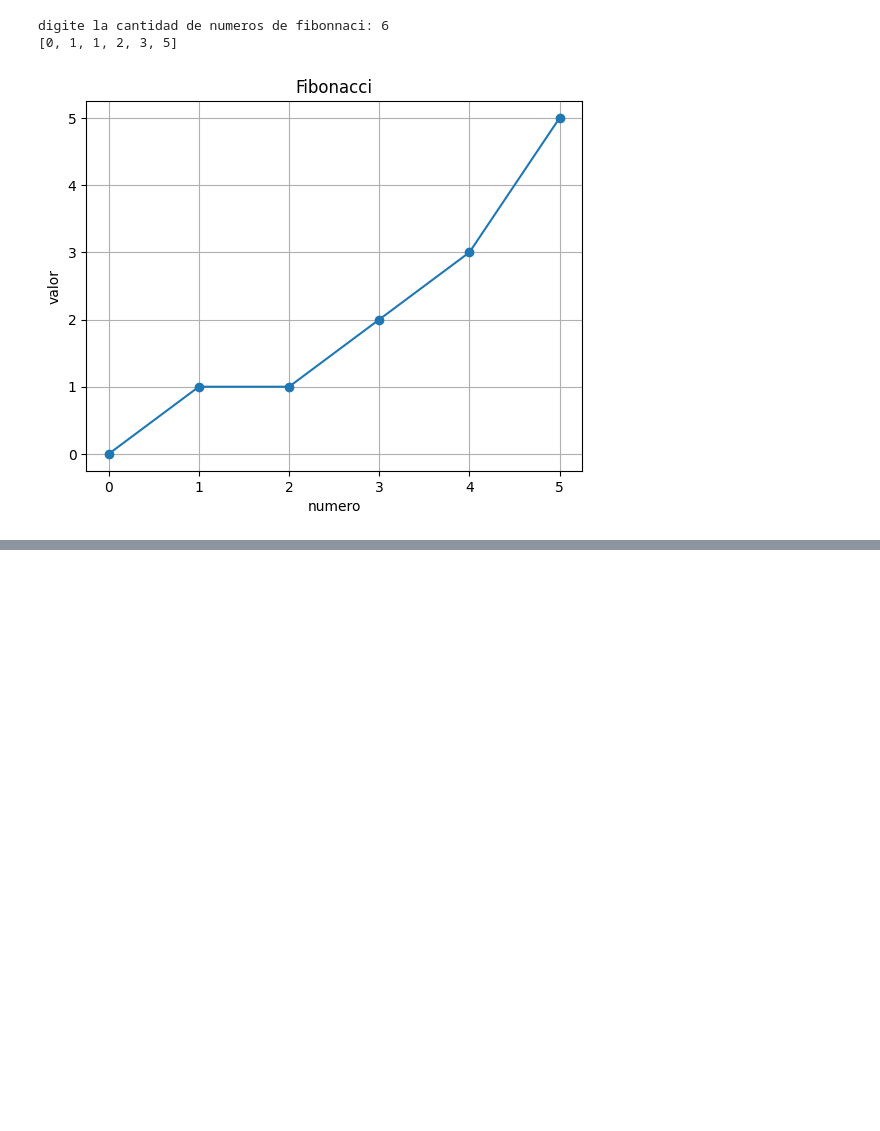
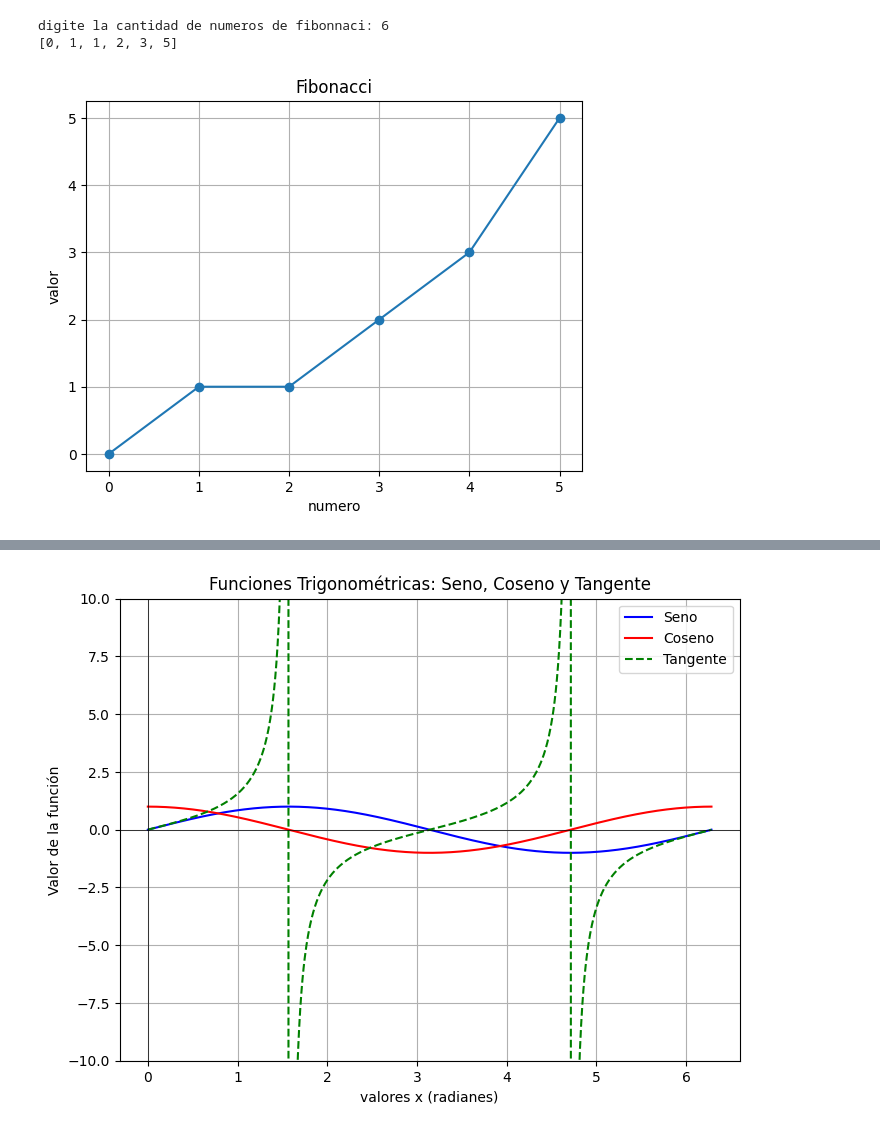
Before and after one commit to MariCaldeOr/Matematicas-aplicadas, a Jupyter notebook: Untitled2.ipynb, the cells around one changed output, grey strips where cells are left out. Saved outputs shown, nothing was run; the diff lists cells and outputs as text; code cells hidden in the pictures; blank space fills up the shorter version.

```diff
--- a/Untitled2.ipynb
+++ b/Untitled2.ipynb
@@ -25,0 +86,26 @@ digite la cantidad de numeros de fibonnaci: 6
+# %%
+#4) Escribe un programa que grafique las funciones seno, coseno y tangente en el mismo plano para valores entre 0 y 2pi.
+import numpy as np
+import matplotlib.pyplot as plt
+
+x = np.linspace(0, 2 * np.pi, 1000)
+
+y_sin = np.sin(x)
+y_cos = np.cos(x)
+y_tan = np.tan(x)
+
+plt.figure(figsize=(8, 6)) # tamaño imagen (ancho, alto)
+plt.plot(x, y_sin, label='Seno', color='b')
+plt.plot(x, y_cos, label='Coseno', color='r')
+plt.plot(x, y_tan, label='Tangente', color='g', linestyle='dashed')
+plt.ylim(-10,10)
+plt.xlabel('valores x (radianes)')
+plt.ylabel('Valor de la función')
+plt.title('Funciones Trigonométricas: Seno, Coseno y Tangente')
+plt.axhline(0, color='black', linewidth=0.5)
+plt.axvline(0, color='black', linewidth=0.5)
+plt.legend() #incica cual funcion es cual (tan ---, sen...) etiqueta
+plt.grid()
+plt.show()
+# %% [output]
+[figure, added]
```
Also changed, not shown: parts of 8 cells of this notebook.
